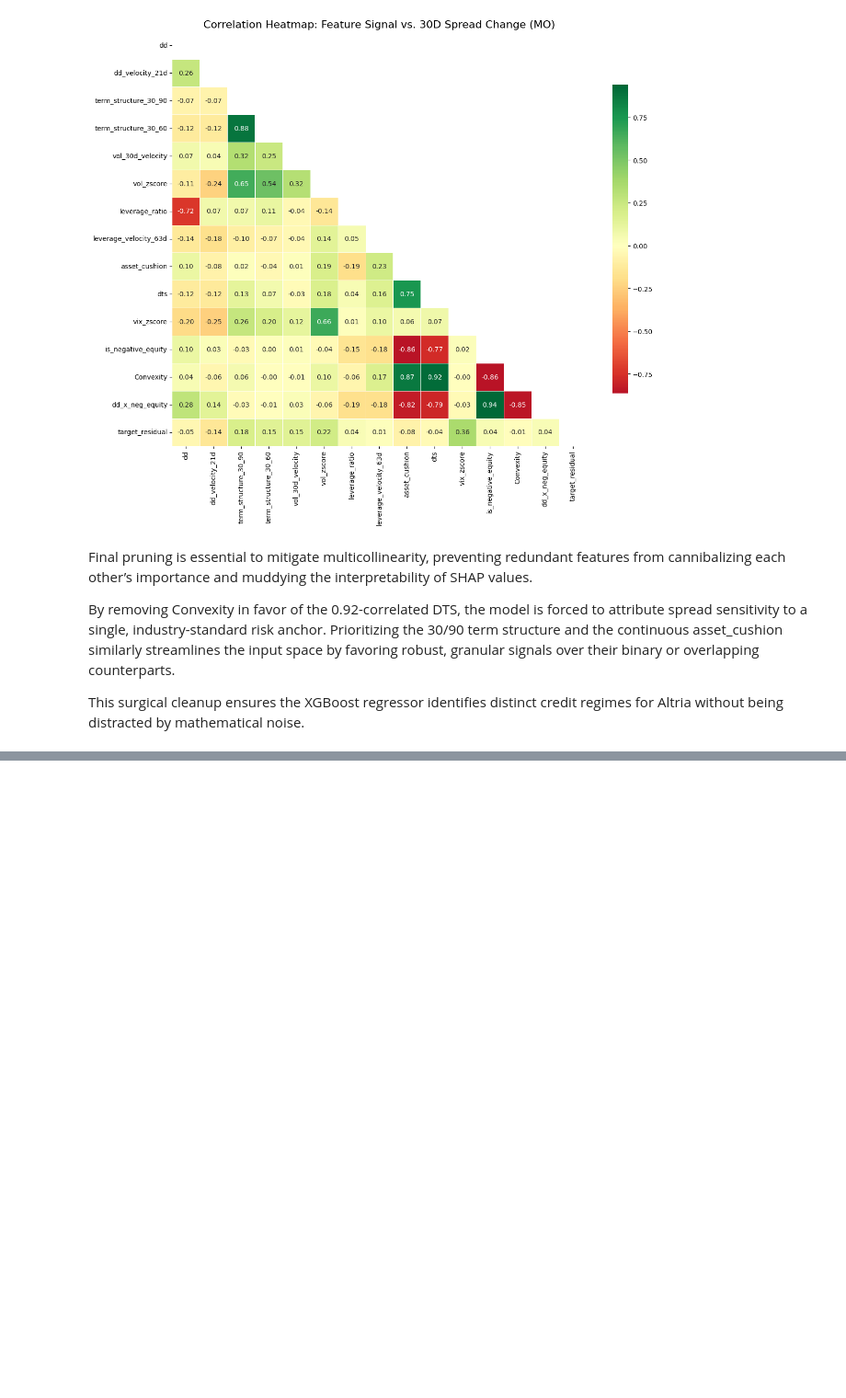
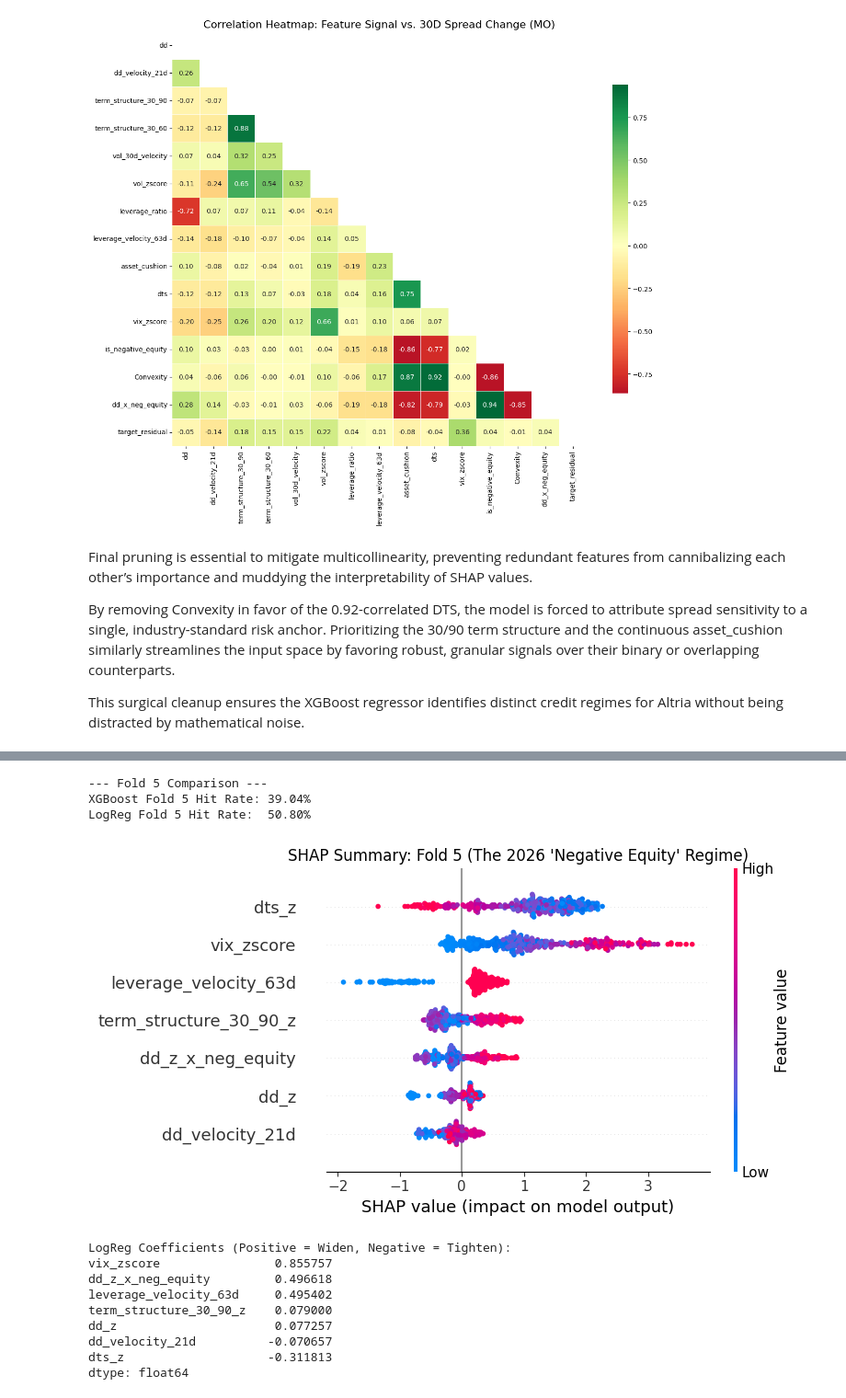
Before and after one commit to mrodz/quant, a Jupyter notebook: research/mo/v3.ipynb, the cells around one changed output, grey strips where cells are left out. Shown at 92% size. Saved outputs shown, nothing was run; the diff lists cells and outputs as text; code cells hidden in the pictures; blank space fills up the shorter version.

```diff
--- a/research/mo/v3.ipynb
+++ b/research/mo/v3.ipynb
@@ -176,0 +251,54 @@ shap.summary_plot(shap_values, X)
+# %%
+# %%
+from sklearn.linear_model import LogisticRegression
+from sklearn.preprocessing import StandardScaler
+
+# --- 1. RE-ISOLATE FOLD 5 (The 2026 Regime) ---
+# We manually grab the last split from our TSCV
+tscv = TimeSeriesSplit(n_splits=5)
+for train_idx, test_idx in tscv.split(X_z):
+    pass # Loop to the end to get the last fold indices
+
+train_idx_purged = train_idx[:-30]
+X_train_f5, X_test_f5 = X_z.iloc[train_idx_purged], X_z.iloc[test_idx]
+y_train_f5, y_test_f5 = y_z.iloc[train_idx_purged], y_z.iloc[test_idx]
+
+# --- 2. LOGISTIC REGRESSION BASELINE ---
+# Note: LogReg benefits from scaling even if data is already Z-scored
+lr_model = LogisticRegression(C=0.1, random_state=42)
+lr_model.fit(X_train_f5, y_train_f5)
+
+lr_preds = lr_model.predict(X_test_f5)
+lr_hit_rate = accuracy_score(y_test_f5, lr_preds)
+
+print(f"--- Fold 5 Comparison ---")
+print(f"XGBoost Fold 5 Hit Rate: 39.04%")
+print(f"LogReg Fold 5 Hit Rate:  {lr_hit_rate:.2%}")
+
+# --- 3. SHAP ANALYSIS FOR FOLD 5 ONLY ---
+# We use the existing fold_model (which is the one trained on Fold 5)
+explainer_f5 = shap.TreeExplainer(fold_model)
+shap_values_f5 = explainer_f5.shap_values(X_test_f5)
+
+plt.figure(figsize=(10, 6))
+plt.title("SHAP Summary: Fold 5 (The 2026 'Negative Equity' Regime)")
+shap.summary_plot(shap_values_f5, X_test_f5)
+
+# --- 4. DIRECTIONAL COEFFICIENTS ---
+lr_coefs = pd.Series(lr_model.coef_[0], index=final_features_z)
+print("\nLogReg Coefficients (Positive = Widen, Negative = Tighten):")
+print(lr_coefs.sort_values(ascending=False))
+# %% [output]
+--- Fold 5 Comparison ---
+XGBoost Fold 5 Hit Rate: 39.04%
+LogReg Fold 5 Hit Rate:  50.80%
+[figure, added]
+LogReg Coefficients (Positive = Widen, Negative = Tighten):
+vix_zscore                0.855757
+dd_z_x_neg_equity         0.496618
+leverage_velocity_63d     0.495402
+term_structure_30_90_z    0.079000
+dd_z                      0.077257
+dd_velocity_21d          -0.070657
+dts_z                    -0.311813
+dtype: float64
```
Also changed, not shown: parts of 4 cells of this notebook, 4 other files.
